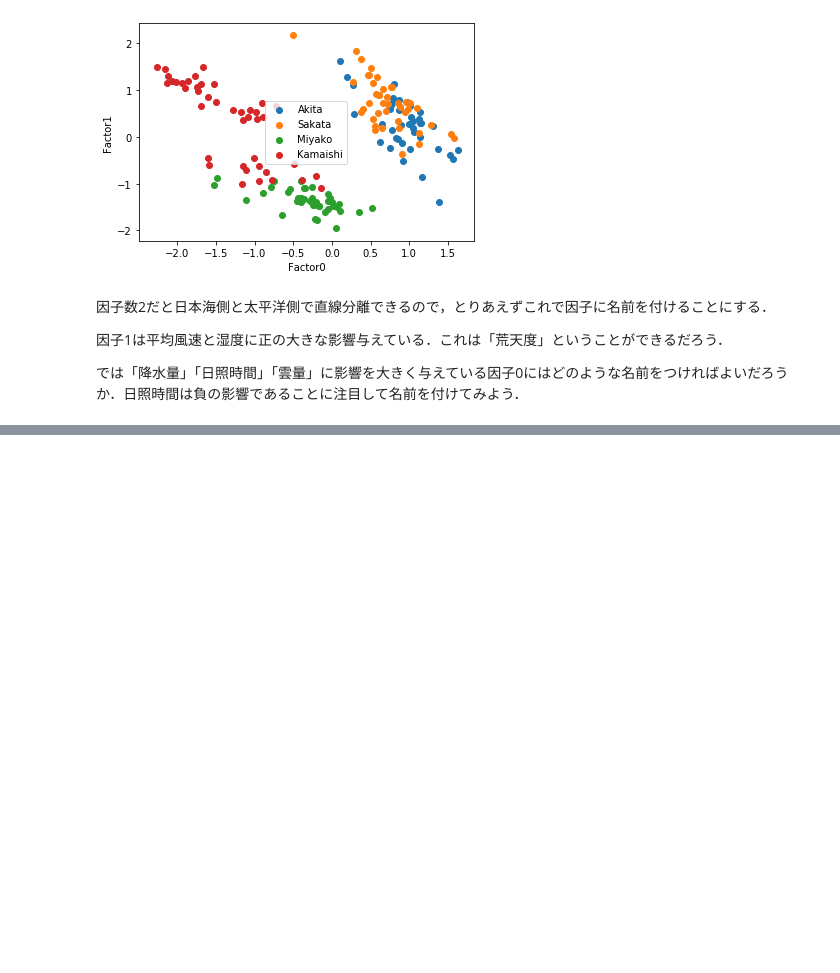
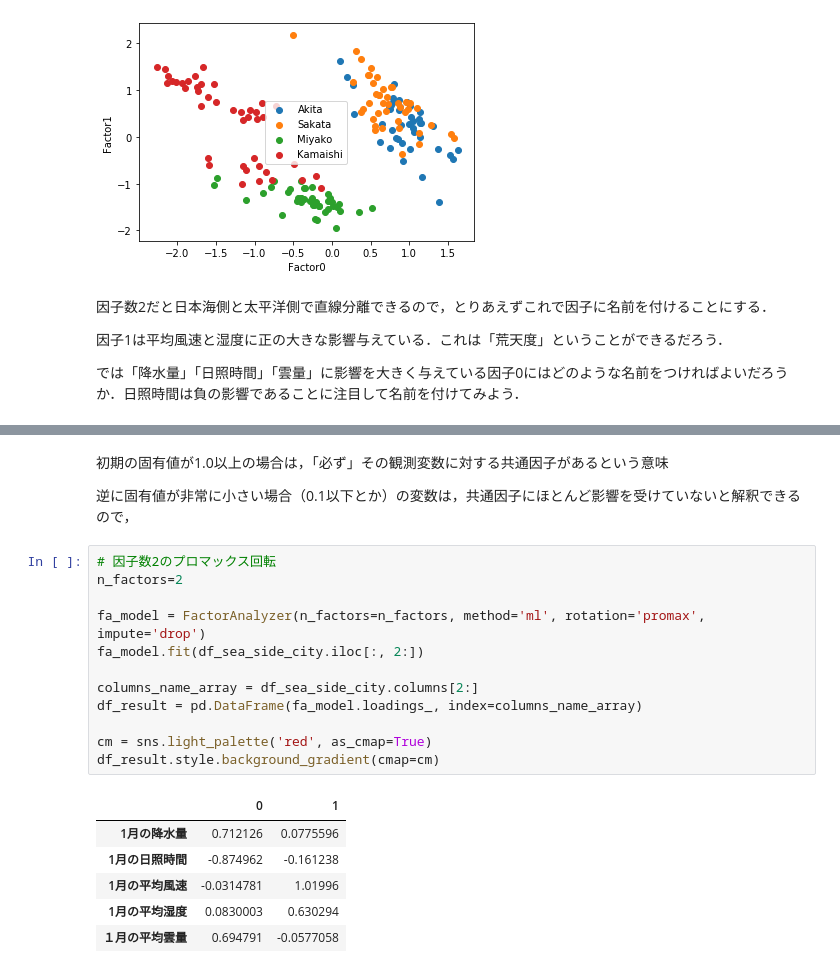
Before and after one commit to daichi-a/PythonDataAnalyzeClassMaterial, a Jupyter notebook: FactorAnalysis_NihonSeaPacificSea.ipynb, the cells around one changed output, grey strips where cells are left out. Drawn from its saved outputs; the diff is of its cells as text; blank space fills up the shorter version.

```diff
--- a/FactorAnalysis_NihonSeaPacificSea.ipynb
+++ b/FactorAnalysis_NihonSeaPacificSea.ipynb
@@ -428,0 +449,23 @@ plt.show()
+# %% [markdown]
+初期の固有値が1.0以上の場合は，「必ず」その観測変数に対する共通因子があるという意味
+
+逆に固有値が非常に小さい場合（0.1以下とか）の変数は，共通因子にほとんど影響を受けていないと解釈できるので，
+# %%
+# 因子数2のプロマックス回転
+n_factors=2
+
+fa_model = FactorAnalyzer(n_factors=n_factors, method='ml', rotation='promax', impute='drop')
+fa_model.fit(df_sea_side_city.iloc[:, 2:])
+
+columns_name_array = df_sea_side_city.columns[2:]
+df_result = pd.DataFrame(fa_model.loadings_, index=columns_name_array)
+
+cm = sns.light_palette('red', as_cmap=True)
+df_result.style.background_gradient(cmap=cm)
+# %% [output]
+|  | 0 | 1 |
+| 1月の降水量 | 0.712126 | 0.0775596 |
+| 1月の日照時間 | -0.874962 | -0.161238 |
+| 1月の平均風速 | -0.0314781 | 1.01996 |
+| 1月の平均湿度 | 0.0830003 | 0.630294 |
+| １月の平均雲量 | 0.694791 | -0.0577058 |
```
Also changed, not shown: parts of 7 cells of this notebook.
